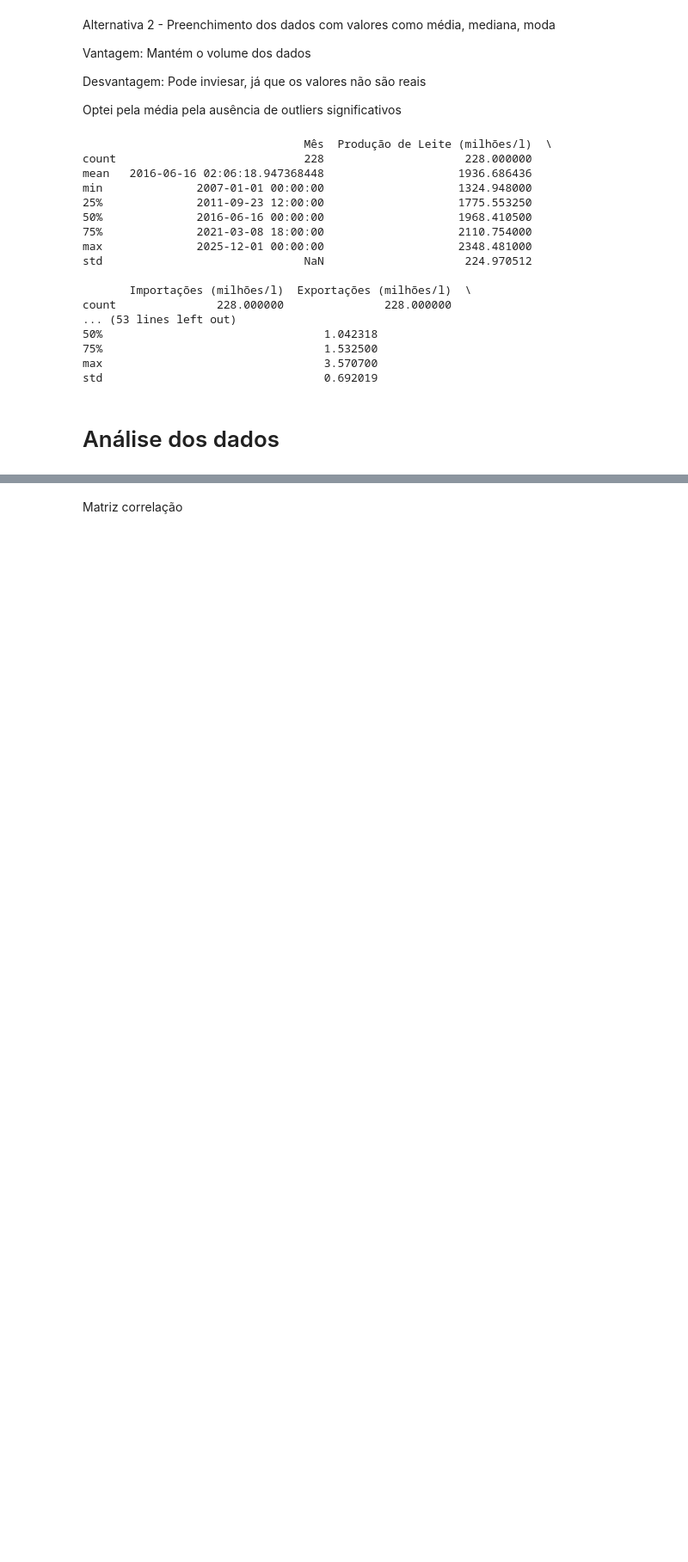
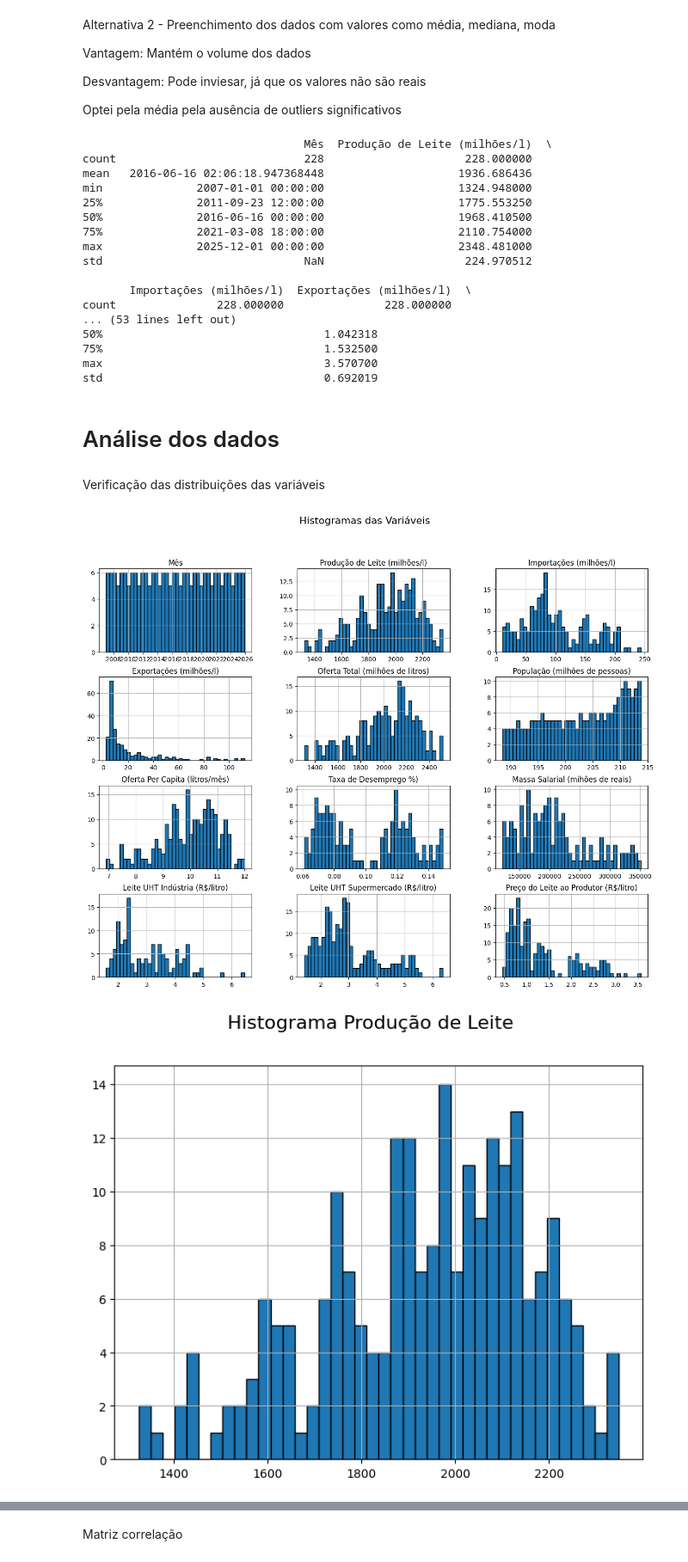
Before and after one commit to Fugant1/AnalyPrevMilk, a Jupyter notebook: AnaliseLeite.ipynb, the cells around one changed output, grey strips where cells are left out. Shown at 86% size. Cells and saved outputs as stored; diff of their text form; code cells hidden in the pictures; blank space fills up the shorter version.

```diff
--- a/AnaliseLeite.ipynb
+++ b/AnaliseLeite.ipynb
@@ -94,3 +94,24 @@ max                                 3.570700
 std                                 0.692019
 # %% [markdown]
 # Análise dos dados
+# %% [markdown]
+Verificação das distribuições das variáveis
+# %%
+df.hist(figsize=(16, 12), bins=40, edgecolor='black')
+plt.suptitle("Histogramas das Variáveis", fontsize=16)
+plt.show()
+df['Produção de Leite (milhões/l)'].hist(figsize=(8, 6), bins=40, edgecolor='black')
+plt.suptitle("Histograma Produção de Leite", fontsize=16)
+plt.show()
+df['Oferta Total (milhões de litros)'].hist(figsize=(8, 6), bins=40, edgecolor='black')
+plt.suptitle("Histograma Oferta total", fontsize=16)
+plt.show()
+df['Massa Salarial (mihões de reais)'].hist(figsize=(8, 6), bins=40, edgecolor='black')
+plt.suptitle("Histograma Massa Salarial", fontsize=16)
+plt.show()
+df['População (milhões de pessoas)'].hist(figsize=(8, 6), bins=40, edgecolor='black')
+plt.suptitle("Histograma População", fontsize=16)
+plt.show()
+# %% [output]
+[figure, added]
+[figure, added]
```
Also changed, not shown: parts of 17 cells of this notebook.
